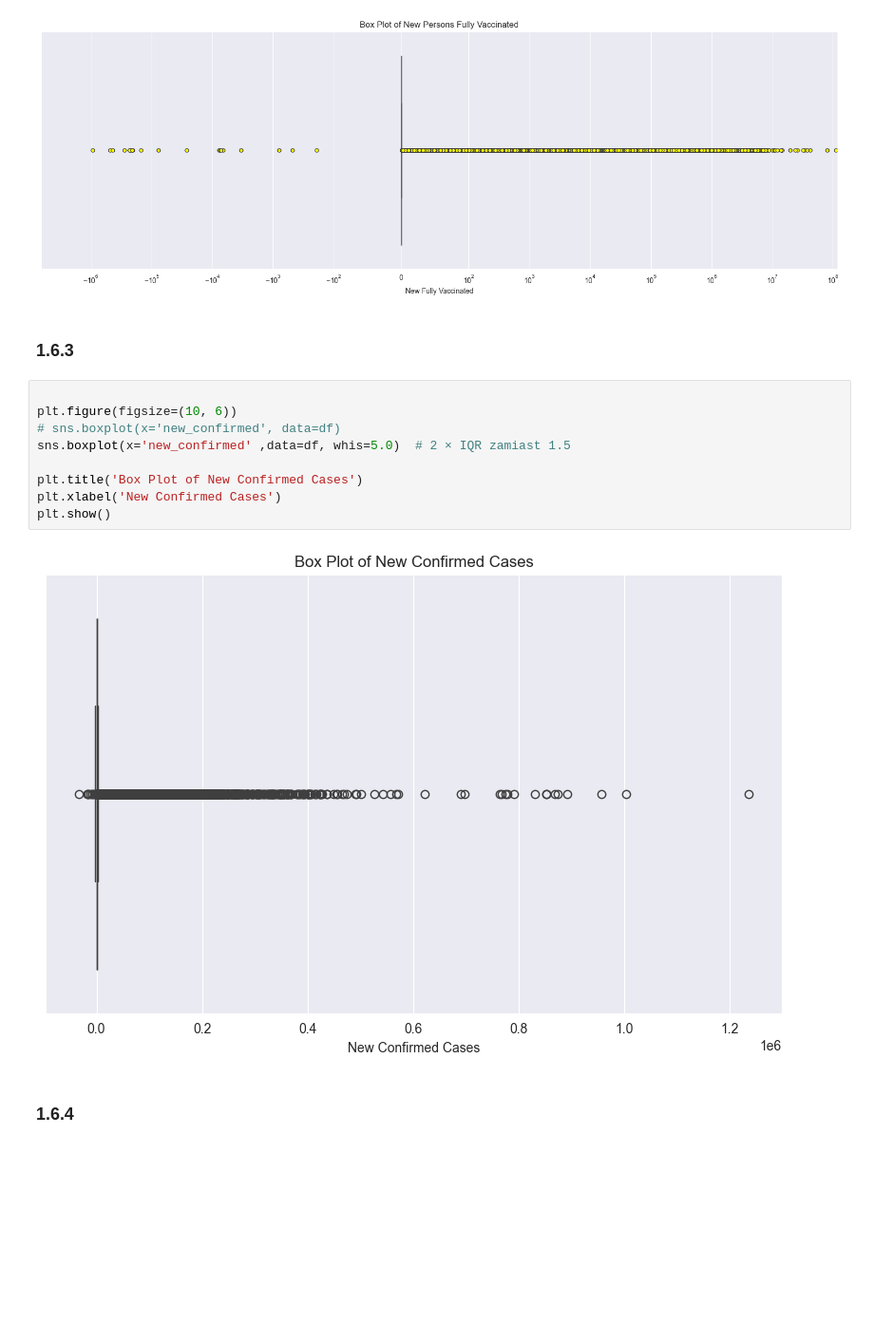
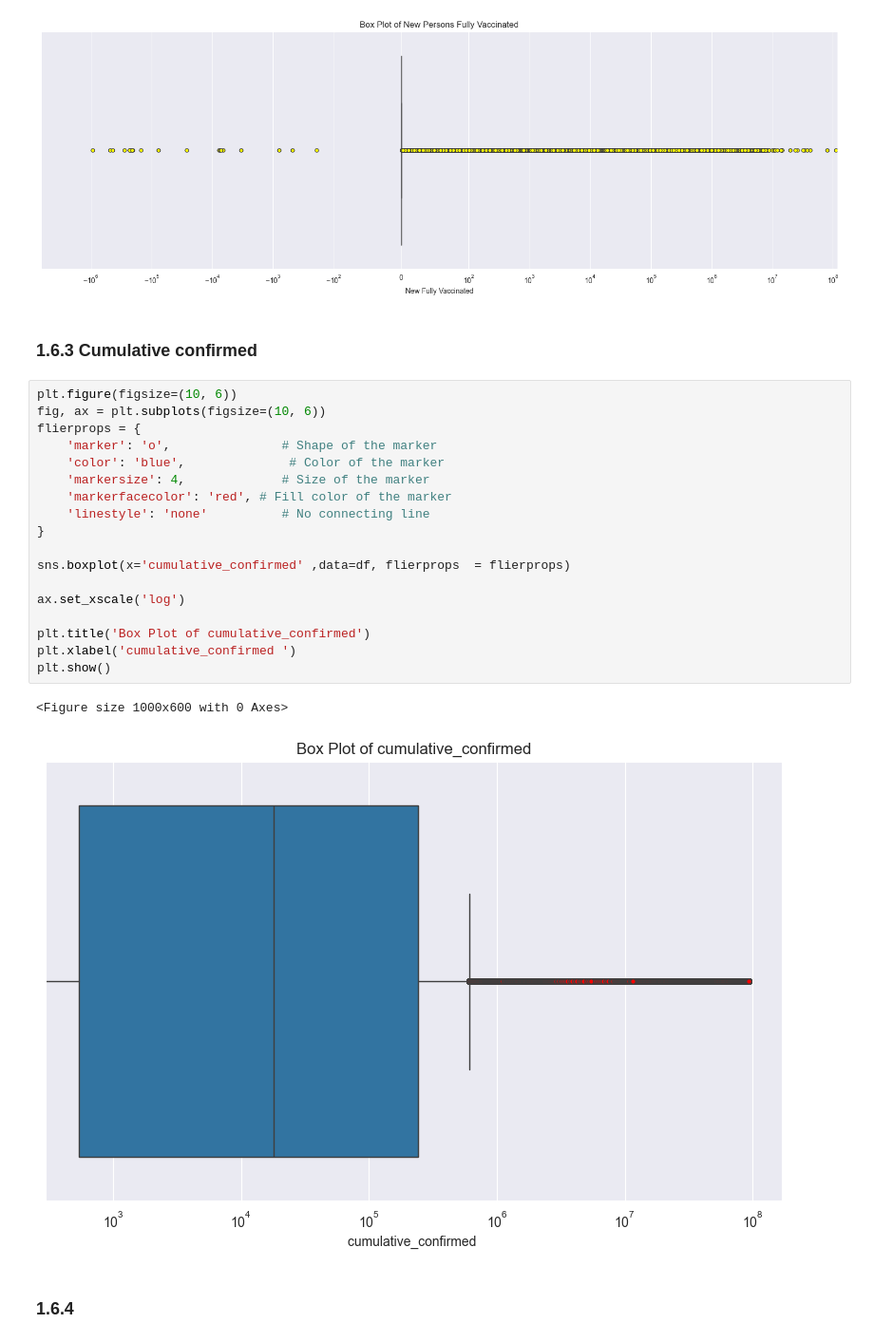
Before and after one commit to Goul4sh/BigData, a Jupyter notebook: Zad2/Zad2.ipynb, the cells around one changed output. Shown at 95% size. Saved outputs shown, nothing was run; the diff lists cells and outputs as text; blank space fills up the shorter version.

```diff
--- a/Zad2/Zad2.ipynb
+++ b/Zad2/Zad2.ipynb
@@ -238,18 +236,28 @@ plt.show()
 # %% [output]
 [figure]
 # %% [markdown]
-### 1.6.3
+### 1.6.3 Cumulative confirmed
 # %%
+plt.figure(figsize=(10, 6))
+fig, ax = plt.subplots(figsize=(10, 6))
+flierprops = {
+    'marker': 'o',               # Shape of the marker
+    'color': 'blue',              # Color of the marker
+    'markersize': 4,             # Size of the marker
+    'markerfacecolor': 'red', # Fill color of the marker
+    'linestyle': 'none'          # No connecting line
+}
 
-plt.figure(figsize=(10, 6))
-# sns.boxplot(x='new_confirmed', data=df)
-sns.boxplot(x='new_confirmed' ,data=df, whis=5.0)  # 2 × IQR zamiast 1.5
+sns.boxplot(x='cumulative_confirmed' ,data=df, flierprops  = flierprops)
 
-plt.title('Box Plot of New Confirmed Cases')
-plt.xlabel('New Confirmed Cases')
+ax.set_xscale('log')
+
+plt.title('Box Plot of cumulative_confirmed')
+plt.xlabel('cumulative_confirmed ')
 plt.show()
 # %% [output]
+<Figure size 1000x600 with 0 Axes>
-[figure, old version]
+[figure, new version]
 # %% [markdown]
 ### 1.6.4
 # %%
```
Also changed, not shown: parts of 5 cells of this notebook, 1 other file.
